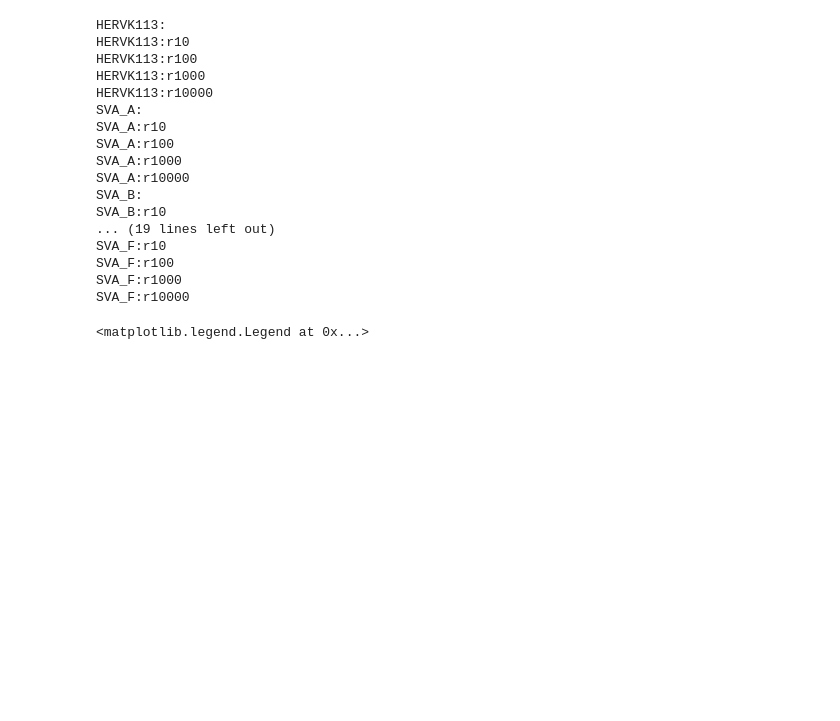
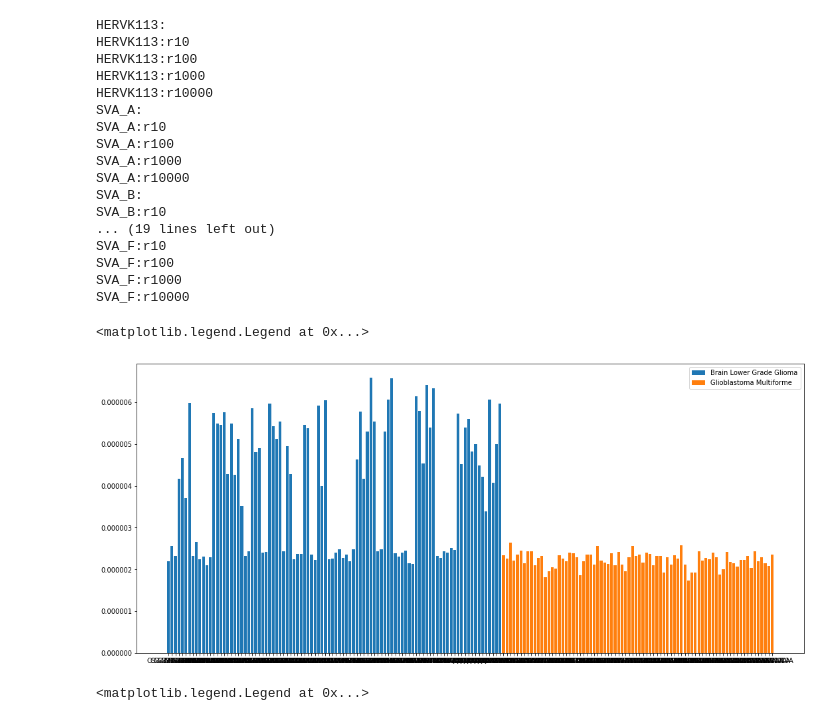
Before and after one commit to jakewendt/notebooks, a Jupyter notebook: 20210308 TCGA Uniq Positions.ipynb, the cells around one changed output. Drawn from its saved outputs; the diff is of its cells as text; code cells hidden in the pictures; blank space fills up the shorter version.

```diff
--- a/20210308 TCGA Uniq Positions.ipynb
+++ b/20210308 TCGA Uniq Positions.ipynb
@@ -121,6 +121,8 @@ df.shape
 # Normalize
 # %%
 for hkle in "HERVK113","SVA_A","SVA_B","SVA_C","SVA_D","SVA_E","SVA_F":
+    df['normalized '+hkle+' paired human Q20 aligned']=\
+        df[hkle+' paired human Q20 aligned']/df['raw pair count']
     for s in "","r10 ","r100 ","r1000 ","r10000 ":
         print(hkle+":"+s)
         df['normalized '+s+'uniq '+hkle+' paired human Q20 aligned']=\
@@ -143,6 +145,15 @@ SVA_F:r10
 SVA_F:r100
 SVA_F:r1000
 SVA_F:r10000
+# %%
+groups = df.groupby('disease_type')
+fig, ax = plt.subplots()
+for name, group in groups:
+    ax.bar(group['sample'],group['normalized HERVK113 paired human Q20 aligned'], label=name)
+ax.legend()
+# %% [output]
+<matplotlib.legend.Legend at 0x...>
+[figure, added]
 # %%
 groups = df.groupby('disease_type')
 fig, ax = plt.subplots()
```
Also changed, not shown: parts of 8 cells of this notebook.
